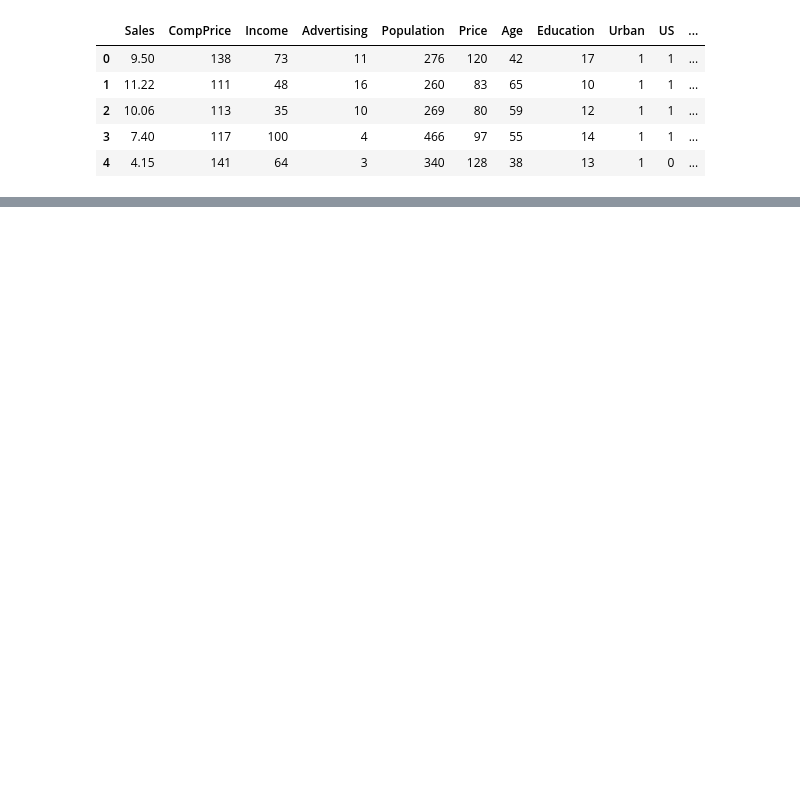
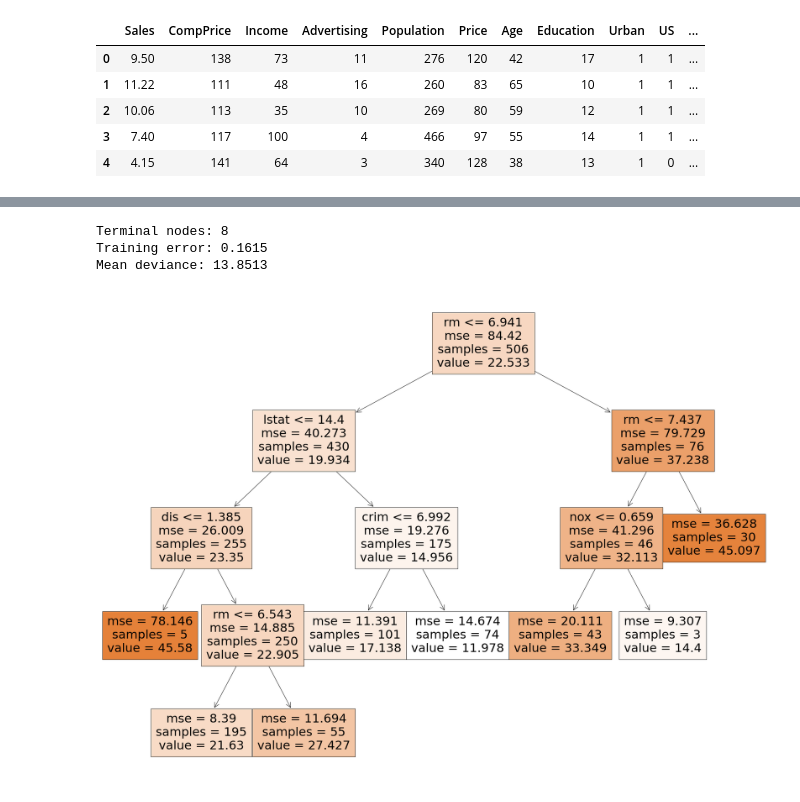
Before and after one commit to vivialprt/ISLR, a Jupyter notebook: Chapter8/Lab.ipynb, the cells around one changed output, grey strips where cells are left out. Cells and saved outputs as stored; diff of their text form; code cells hidden in the pictures; blank space fills up the shorter version.

```diff
--- a/Chapter8/Lab.ipynb
+++ b/Chapter8/Lab.ipynb
@@ -130,0 +151,5 @@ Text(0.5, 1.0, 'Best: 9.0')
+# %%
+dataset_file = '../datasets/Boston.csv'
+
+data = pd.read_csv(dataset_file)
+data.head()
@@ -130,0 +163,16 @@ Text(0.5, 1.0, 'Best: 9.0')
+# %%
+model = tree.DecisionTreeRegressor(random_state=seed, max_leaf_nodes=8).fit(data.drop(['medv'], axis=1), data.medv)
+# %%
+plt.figure(figsize=(32, 24))
+cols = data.drop(['medv'], axis=1).columns
+tree.plot_tree(model, feature_names=cols, filled=True)
+
+deviance = ((data.medv - model.predict(data.drop(['medv'], axis=1))) ** 2).sum()
+print(f'Terminal nodes: {model.get_n_leaves()}')
+print(f"Training error: {1 - model.score(data.drop(['medv'], axis=1), data.medv):.4f}")
+print(f"Mean deviance: {deviance / (data.medv.size - model.max_leaf_nodes):.4f}")
+# %% [output]
+Terminal nodes: 8
+Training error: 0.1615
+Mean deviance: 13.8513
+[figure, added]
```
Also changed, not shown: parts of 29 cells of this notebook.
